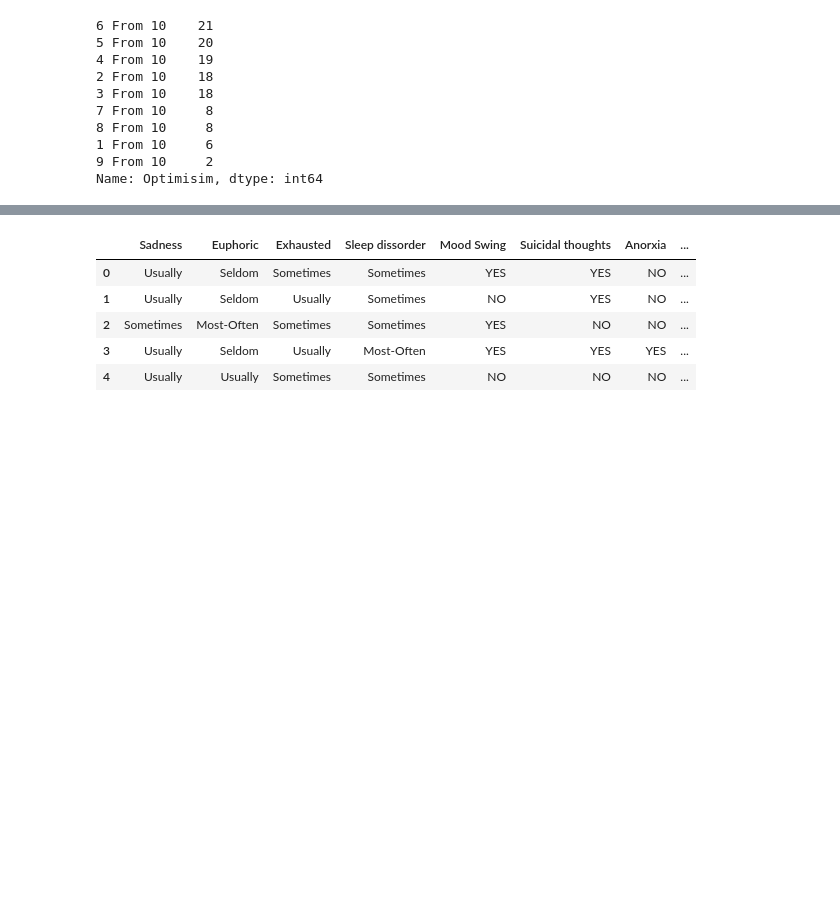
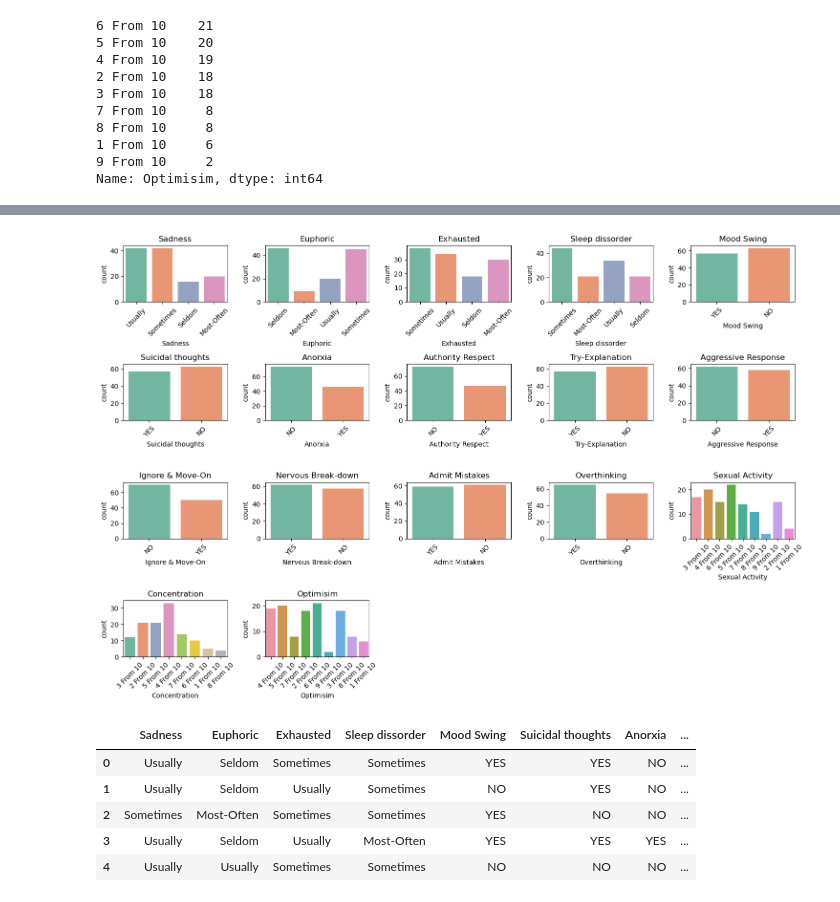
Before and after one commit to victor-nsengiyumva/mindbridge-ml-pipeline, a Jupyter notebook: notebook/data_training_and_visualization_v.0.1.0.ipynb, the cells around one changed output, grey strips where cells are left out. Saved outputs shown, nothing was run; the diff lists cells and outputs as text; code cells hidden in the pictures; blank space fills up the shorter version.

```diff
--- a/notebook/data_training_and_visualization_v.0.1.0.ipynb
+++ b/notebook/data_training_and_visualization_v.0.1.0.ipynb
@@ -125,3 +126,17 @@ grid.add_legend()
+# %%
+
+symptoms = df.drop(columns=['Patient Number', 'Expert Diagnose'])
+
+plt.figure(figsize=(15, 10))
+for i, symptom in enumerate(symptoms.columns):
+    plt.subplot(4, 5, i + 1)
+    sns.countplot(x=symptom, data=df)
+    plt.title(symptom)
+    plt.xticks(rotation=45)
+plt.tight_layout()
+plt.show()
+# %% [output]
+[figure, added]
 # %%
 df = df.drop('Patient Number', axis=1)
 df.head()
```
Also changed, not shown: parts of 43 cells of this notebook, 2 other files.
